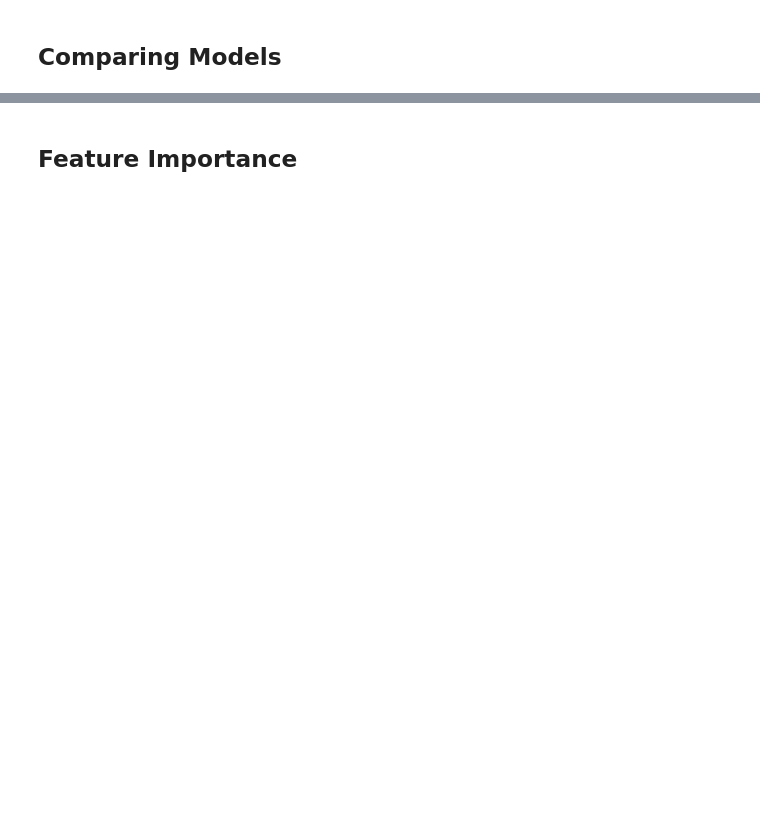
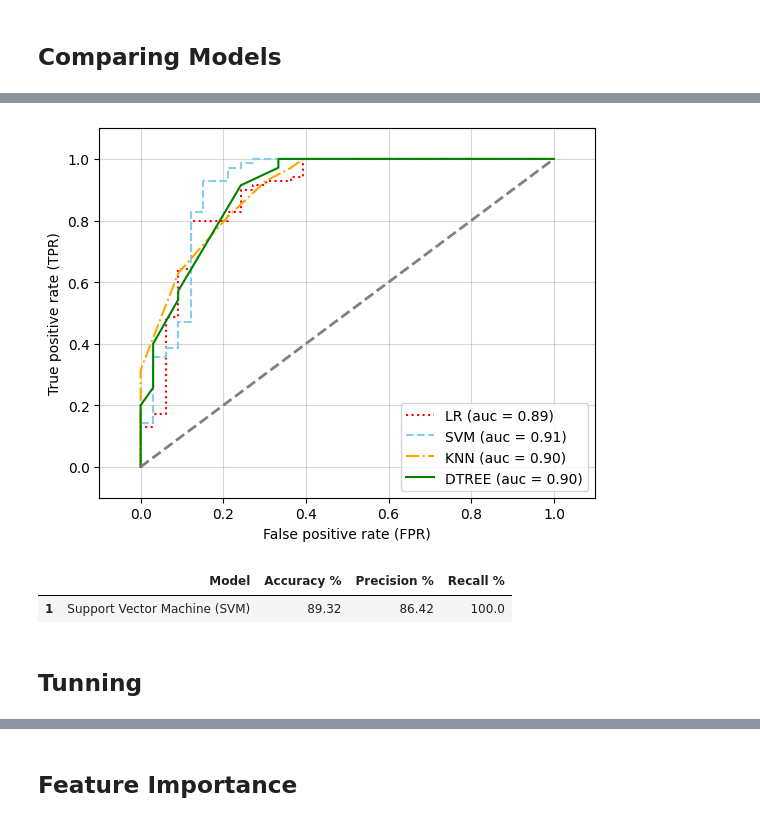
Before and after one commit to gpaschoalinoto/ml_classification_models, a Jupyter notebook: loan-approval/loan_approval_classification.ipynb, the cells around one changed output, grey strips where cells are left out. Cells and saved outputs as stored; diff of their text form; code cells hidden in the pictures; blank space fills up the shorter version.

```diff
--- a/loan-approval/loan_approval_classification.ipynb
+++ b/loan-approval/loan_approval_classification.ipynb
@@ -560,0 +623,32 @@ df_model_comparison
+# %%
+all_clf = [lr, svc, knn, dtree]
+clf_labels = ["LR", "SVM", "KNN", "DTREE"]
+colors = ["red", "skyblue", "orange", "green"]
+linestyles = [":", "--", "-.", "-"]
+
+for clf, label, clr, ls in zip(all_clf, clf_labels, colors, linestyles):
+    if hasattr(clf, "decision_function"):
+        y_score = clf.fit(X_train_scaled, y_train).decision_function(X_test_scaled)
+    else:
+        y_score = clf.fit(X_train_scaled, y_train).predict_proba(X_test_scaled)[:,1]
+    fpr, tpr, thresholds = roc_curve(y_true=y_test, y_score=y_score)
+    roc_auc = auc(x=fpr, y=tpr)
+    plt.plot(fpr, tpr, color=clr, linestyle=ls, label='%s (auc = %0.2f)' % (label, roc_auc))
+
+plt.legend(loc='lower right')
+plt.plot([0, 1], [0, 1], linestyle='--', color='gray', linewidth=2)
+plt.xlim([-0.1, 1.1])
+plt.ylim([-0.1, 1.1])
+plt.grid(alpha=0.5)
+plt.xlabel('False positive rate (FPR)')
+plt.ylabel('True positive rate (TPR)')
+plt.show()
+# %% [output]
+[figure, added]
+# %%
+df_model_comparison[df_model_comparison['Model'].eq('Support Vector Machine (SVM)')]
+# %% [output]
+|  | Model | Accuracy % | Precision % | Recall % |
+| 1 | Support Vector Machine (SVM) | 89.32 | 86.42 | 100.0 |
+# %% [markdown]
+## Tunning
```
Also changed, not shown: parts of 34 cells of this notebook.
